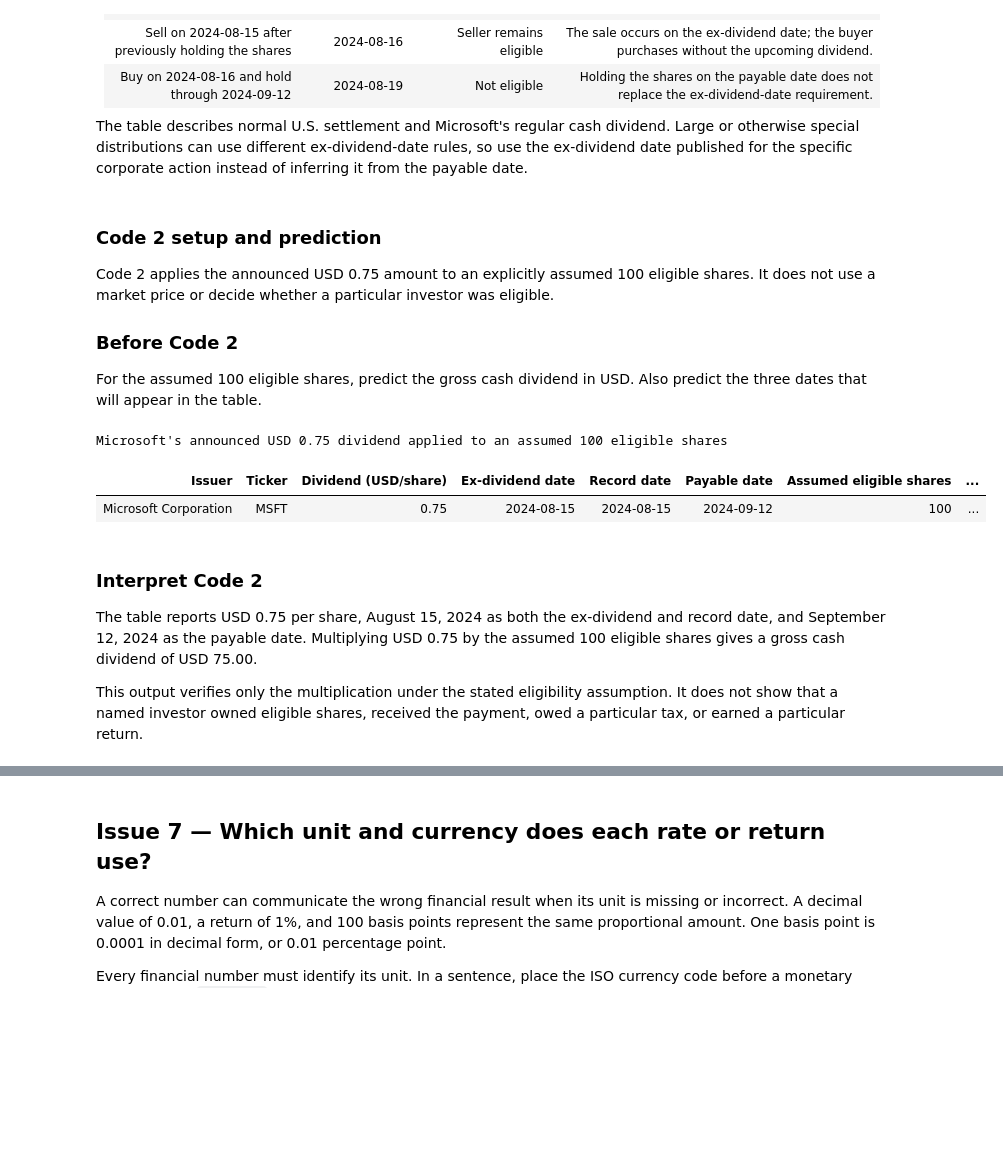
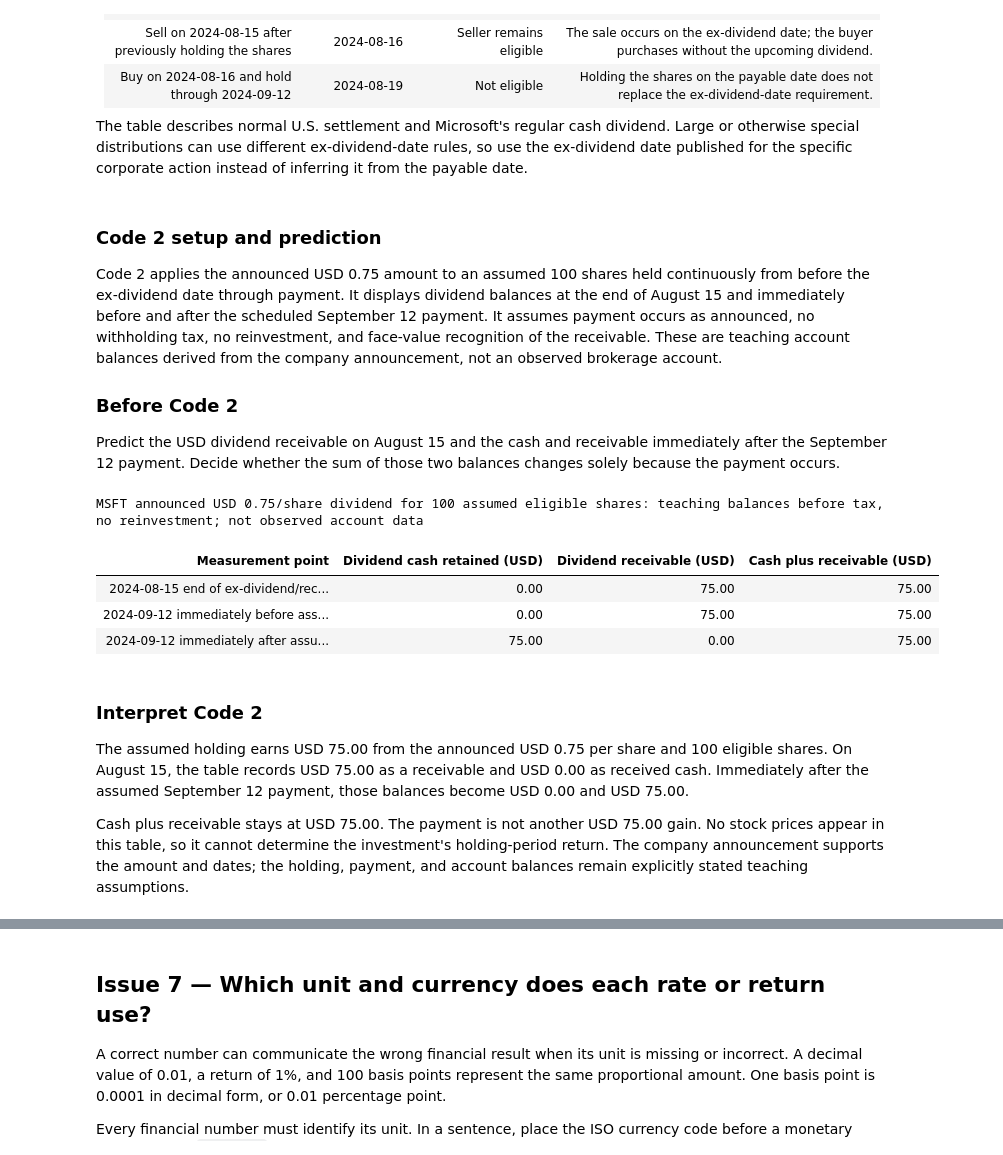
Before and after one commit to KennethWYLee/FinTech, a Jupyter notebook: course/week2_main.ipynb, the cells around one changed output, grey strips where cells are left out. Cells and saved outputs as stored; diff of their text form; code cells hidden in the pictures; blank space fills up the shorter version.

Commit message:
Refine Week 2 return derivations and portfolio accounting

```diff
--- a/course/week2_main.ipynb
+++ b/course/week2_main.ipynb
@@ -984,48 +1041,54 @@ The table describes normal U.S. settlement and Microsoft's regular cash dividend
 # %% [markdown]
 ### Code 2 setup and prediction
 
-Code 2 applies the announced USD 0.75 amount to an explicitly assumed 100 eligible shares. It does not use a market price or decide whether a particular investor was eligible.
+Code 2 applies the announced USD 0.75 amount to an assumed 100 shares held continuously from before the ex-dividend date through payment. It displays dividend balances at the end of August 15 and immediately before and after the scheduled September 12 payment. It assumes payment occurs as announced, no withholding tax, no reinvestment, and face-value recognition of the receivable. These are teaching account balances derived from the company announcement, not an observed brokerage account.
 
 
 ### Before Code 2
 
 
-For the assumed 100 eligible shares, predict the gross cash dividend in USD. Also predict the three dates that will appear in the table.
+Predict the USD dividend receivable on August 15 and the cash and receivable immediately after the September 12 payment. Decide whether the sum of those two balances changes solely because the payment occurs.
 # %%
 microsoft_dividend_per_share_usd = 0.75
 assumed_eligible_shares = 100
 gross_cash_dividend_usd = (
     microsoft_dividend_per_share_usd * assumed_eligible_shares
 )
 
-microsoft_dividend_example = pd.DataFrame(
-    {
-        "Issuer": ["Microsoft Corporation"],
-        "Ticker": ["MSFT"],
-        "Dividend (USD/share)": [microsoft_dividend_per_share_usd],
-        "Ex-dividend date": ["2024-08-15"],
-        "Record date": ["2024-08-15"],
-        "Payable date": ["2024-09-12"],
-        "Assumed eligible shares": [assumed_eligible_shares],
-        "Gross cash dividend (USD)": [gross_cash_dividend_usd],
-    }
+microsoft_dividend_example = pd.DataFrame({
+    "Measurement point": [
+        "2024-08-15 end of ex-dividend/record date",
+        "2024-09-12 immediately before assumed payment",
+        "2024-09-12 immediately after assumed payment",
+    ],
+    "Dividend cash retained (USD)": [0.0, 0.0, gross_cash_dividend_usd],
+    "Dividend receivable (USD)": [gross_cash_dividend_usd, gross_cash_dividend_usd, 0.0],
+})
+microsoft_dividend_example["Cash plus receivable (USD)"] = (
+    microsoft_dividend_example["Dividend cash retained (USD)"]
+    + microsoft_dividend_example["Dividend receivable (USD)"]
 )
 display(microsoft_dividend_example.style.format({
-    "Dividend (USD/share)": "{:.2f}",
-    "Gross cash dividend (USD)": "{:.2f}",
+    "Dividend cash retained (USD)": "{:.2f}",
+    "Dividend receivable (USD)": "{:.2f}",
+    "Cash plus receivable (USD)": "{:.2f}",
 }).hide(axis="index").set_caption(
-    "Microsoft's announced USD 0.75 dividend applied to an assumed 100 eligible shares"
+    "MSFT announced USD 0.75/share dividend for 100 assumed eligible shares: "
+    "teaching balances before tax, no reinvestment; not observed account data"
 ))
 
 assert np.isclose(gross_cash_dividend_usd, 75.0)
+assert np.allclose(microsoft_dividend_example["Cash plus receivable (USD)"], 75.0)
 # %% [output]
-Microsoft's announced USD 0.75 dividend applied to an assumed 100 eligible shares
+MSFT announced USD 0.75/share dividend for 100 assumed eligible shares: teaching balances before tax, no reinvestment; not observed account data
-| Issuer | Ticker | Dividend (USD/share) | Ex-dividend date | Record date | Payable date | Assumed eligible shares | ... |
-| Microsoft Corporation | MSFT | 0.75 | 2024-08-15 | 2024-08-15 | 2024-09-12 | 100 | ... |
+| Measurement point | Dividend cash retained (USD) | Dividend receivable (USD) | Cash plus receivable (USD) |
+| 2024-08-15 end of ex-dividend/rec... | 0.00 | 75.00 | 75.00 |
+| 2024-09-12 immediately before ass... | 0.00 | 75.00 | 75.00 |
+| 2024-09-12 immediately after assu... | 75.00 | 0.00 | 75.00 |
 # %% [markdown]
 ### Interpret Code 2
 
 
-The table reports USD 0.75 per share, August 15, 2024 as both the ex-dividend and record date, and September 12, 2024 as the payable date. Multiplying USD 0.75 by the assumed 100 eligible shares gives a gross cash dividend of USD 75.00.
+The assumed holding earns USD 75.00 from the announced USD 0.75 per share and 100 eligible shares. On August 15, the table records USD 75.00 as a receivable and USD 0.00 as received cash. Immediately after the assumed September 12 payment, those balances become USD 0.00 and USD 75.00.
 
-This output verifies only the multiplication under the stated eligibility assumption. It does not show that a named investor owned eligible shares, received the payment, owed a particular tax, or earned a particular return.
+Cash plus receivable stays at USD 75.00. The payment is not another USD 75.00 gain. No stock prices appear in this table, so it cannot determine the investment's holding-period return. The company announcement supports the amount and dates; the holding, payment, and account balances remain explicitly stated teaching assumptions.
```
Also changed, not shown: parts of 84 cells of this notebook.
